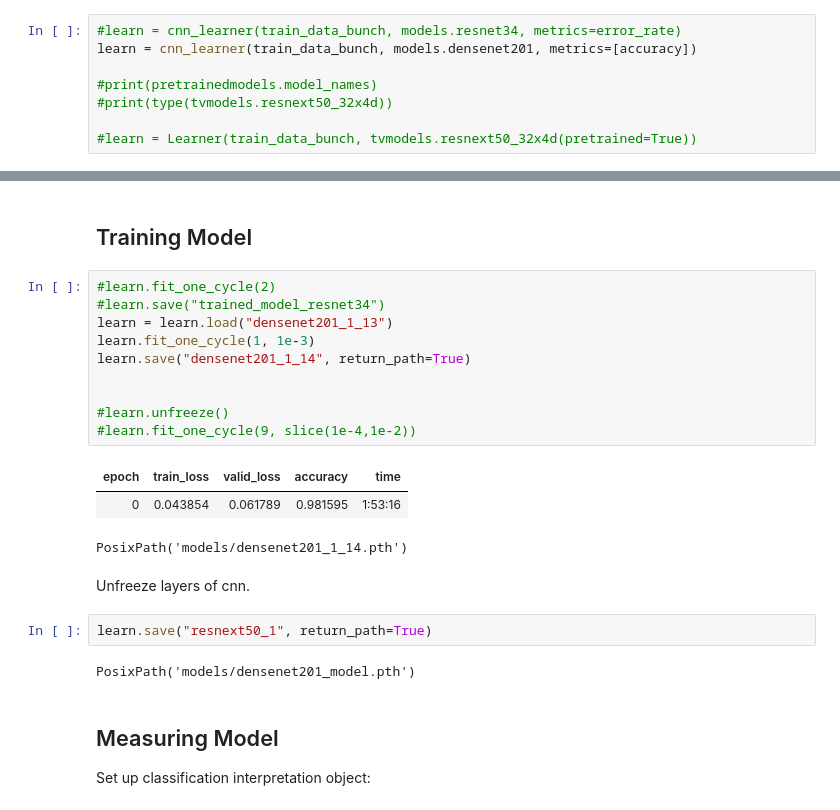
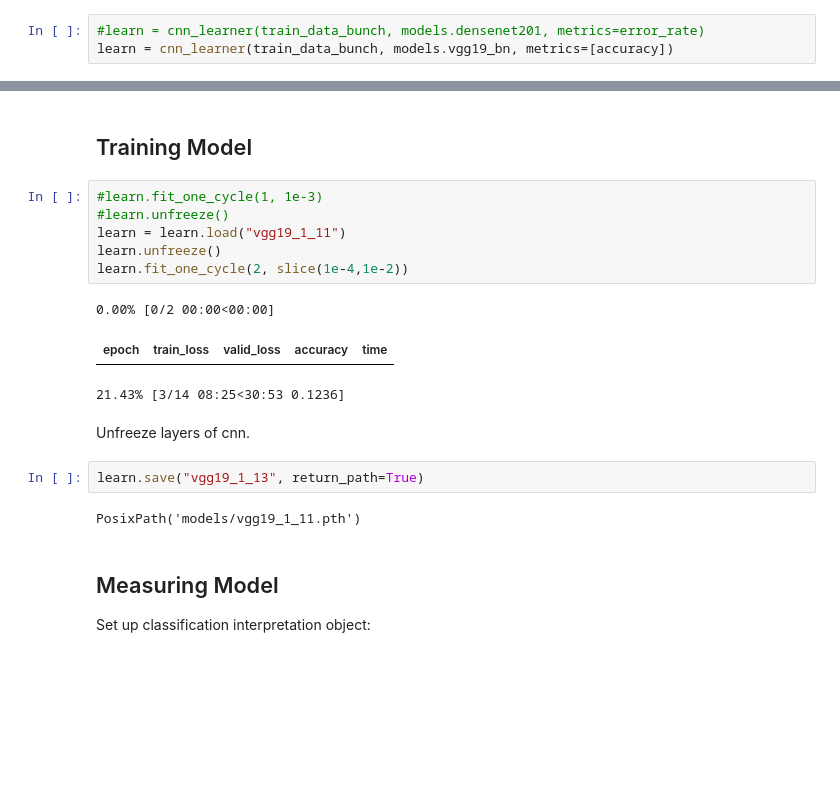
Before and after one commit to a-musipatla/CU_sm3773_gvs2110---CV-for-Crop-Disease, a Jupyter notebook: crop_disease.ipynb, the cells around one changed output, grey strips where cells are left out. Cells and saved outputs as stored; diff of their text form; blank space fills up the shorter version.

```diff
--- a/crop_disease.ipynb
+++ b/crop_disease.ipynb
@@ -255,8 +254,3 @@ Create the model:
 # %%
-#learn = cnn_learner(train_data_bunch, models.resnet34, metrics=error_rate)
-learn = cnn_learner(train_data_bunch, models.densenet201, metrics=[accuracy])
-
-#print(pretrainedmodels.model_names)
-#print(type(tvmodels.resnext50_32x4d))
-
-#learn = Learner(train_data_bunch, tvmodels.resnext50_32x4d(pretrained=True))
+#learn = cnn_learner(train_data_bunch, models.densenet201, metrics=error_rate)
+learn = cnn_learner(train_data_bunch, models.vgg19_bn, metrics=[accuracy])
@@ -283,25 +280,21 @@ LR Finder is complete, type {learner_name}.recorder.plot() to see the graph.
 # %% [markdown]
 ## Training Model
 # %%
-#learn.fit_one_cycle(2)
-#learn.save("trained_model_resnet34")
-learn = learn.load("densenet201_1_13")
-learn.fit_one_cycle(1, 1e-3)
-learn.save("densenet201_1_14", return_path=True)
-
-
+#learn.fit_one_cycle(1, 1e-3)
 #learn.unfreeze()
-#learn.fit_one_cycle(9, slice(1e-4,1e-2))
+learn = learn.load("vgg19_1_11")
+learn.unfreeze()
+learn.fit_one_cycle(2, slice(1e-4,1e-2))
 # %% [output]
+0.00% [0/2 00:00<00:00]
 | epoch | train_loss | valid_loss | accuracy | time |
-| 0 | 0.043854 | 0.061789 | 0.981595 | 1:53:16 |
-PosixPath('models/densenet201_1_14.pth')
+21.43% [3/14 08:25<30:53 0.1236]
 # %% [markdown]
 Unfreeze layers of cnn.
 # %%
-learn.save("resnext50_1", return_path=True)
+learn.save("vgg19_1_13", return_path=True)
 # %% [output]
-PosixPath('models/densenet201_model.pth')
+PosixPath('models/vgg19_1_11.pth')
 # %% [markdown]
 ## Measuring Model
 
```
Also changed, not shown: parts of 14 cells of this notebook.
